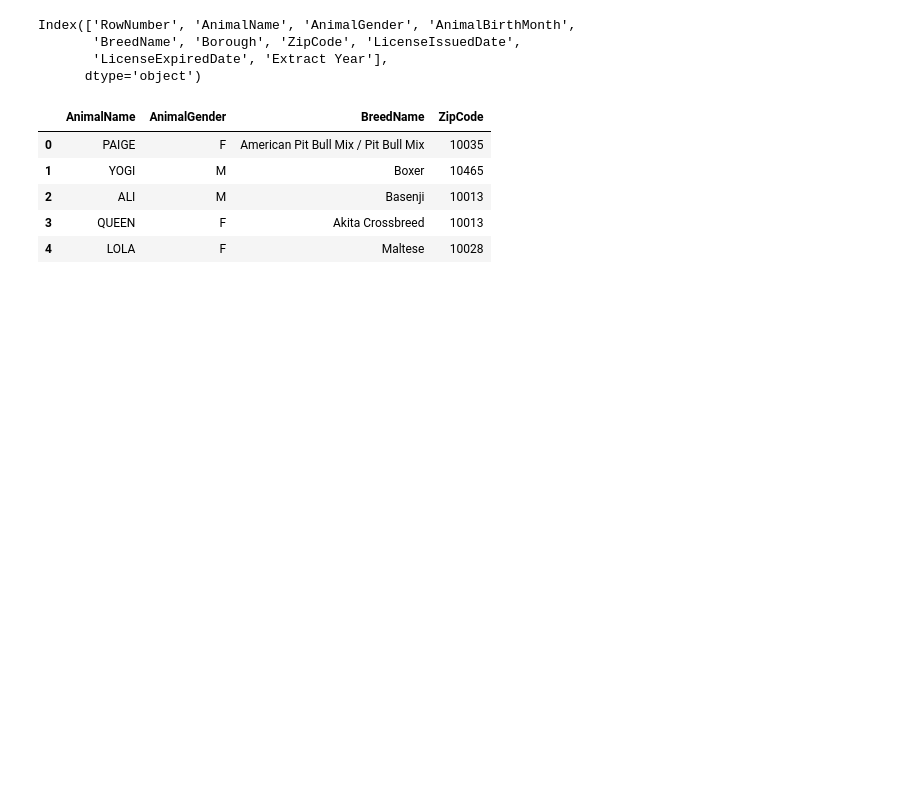
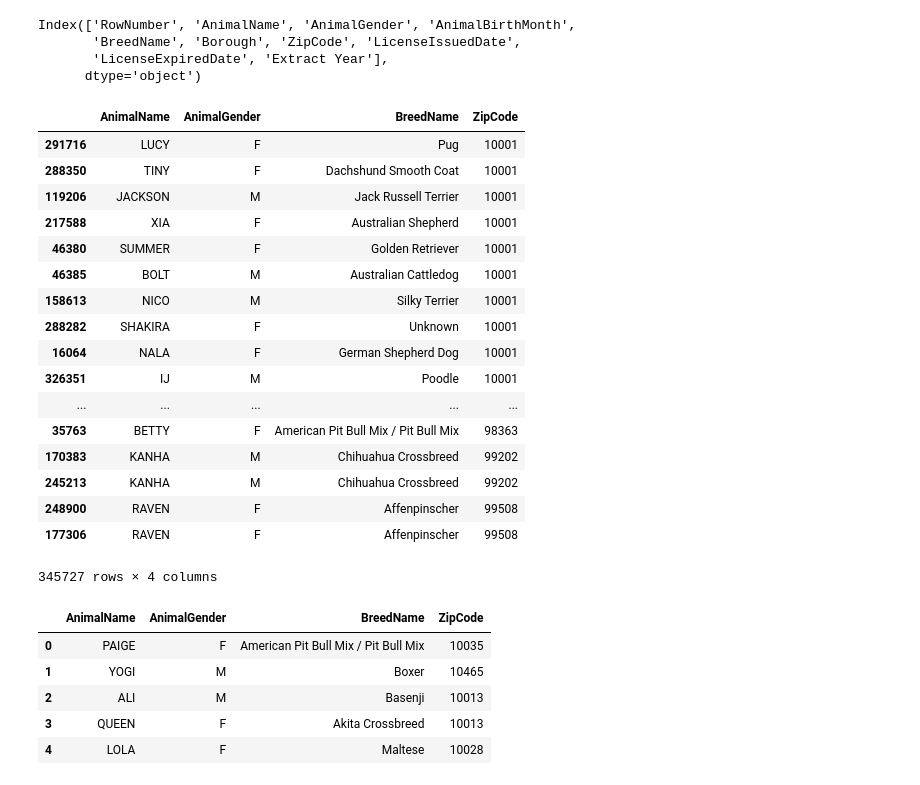
Before and after one commit to gesmith0606/three_stooges, a Jupyter notebook: code/ray_notebook.ipynb, the cells around one changed output. Drawn from its saved outputs; the diff is of its cells as text; code cells hidden in the pictures; blank space fills up the shorter version.

```diff
--- a/code/ray_notebook.ipynb
+++ b/code/ray_notebook.ipynb
@@ -144,6 +168,27 @@ Index(['RowNumber', 'AnimalName', 'AnimalGender', 'AnimalBirthMonth',
       dtype='object')
 # %%
 dogs = pd.DataFrame(dog_licenses, columns = ['AnimalName', 'AnimalGender', 'BreedName','ZipCode'])
+dogs = dogs.astype({"ZipCode": str})
+dogs.sort_values(by=['ZipCode'])
+# %% [output]
+|  | AnimalName | AnimalGender | BreedName | ZipCode |
+| 291716 | LUCY | F | Pug | 10001 |
+| 288350 | TINY | F | Dachshund Smooth Coat | 10001 |
+| 119206 | JACKSON | M | Jack Russell Terrier | 10001 |
+| 217588 | XIA | F | Australian Shepherd | 10001 |
+| 46380 | SUMMER | F | Golden Retriever | 10001 |
+| 46385 | BOLT | M | Australian Cattledog | 10001 |
+| 158613 | NICO | M | Silky Terrier | 10001 |
+| 288282 | SHAKIRA | F | Unknown | 10001 |
+| 16064 | NALA | F | German Shepherd Dog | 10001 |
+| 326351 | IJ | M | Poodle | 10001 |
+| ... | ... | ... | ... | ... |
+| 35763 | BETTY | F | American Pit Bull Mix / Pit Bull Mix | 98363 |
+| 170383 | KANHA | M | Chihuahua Crossbreed | 99202 |
+| 245213 | KANHA | M | Chihuahua Crossbreed | 99202 |
+| 248900 | RAVEN | F | Affenpinscher | 99508 |
+| 177306 | RAVEN | F | Affenpinscher | 99508 |
+345727 rows × 4 columns
 # %%
 dogs.head()
 # %% [output]
```
Also changed, not shown: parts of 18 cells of this notebook.
